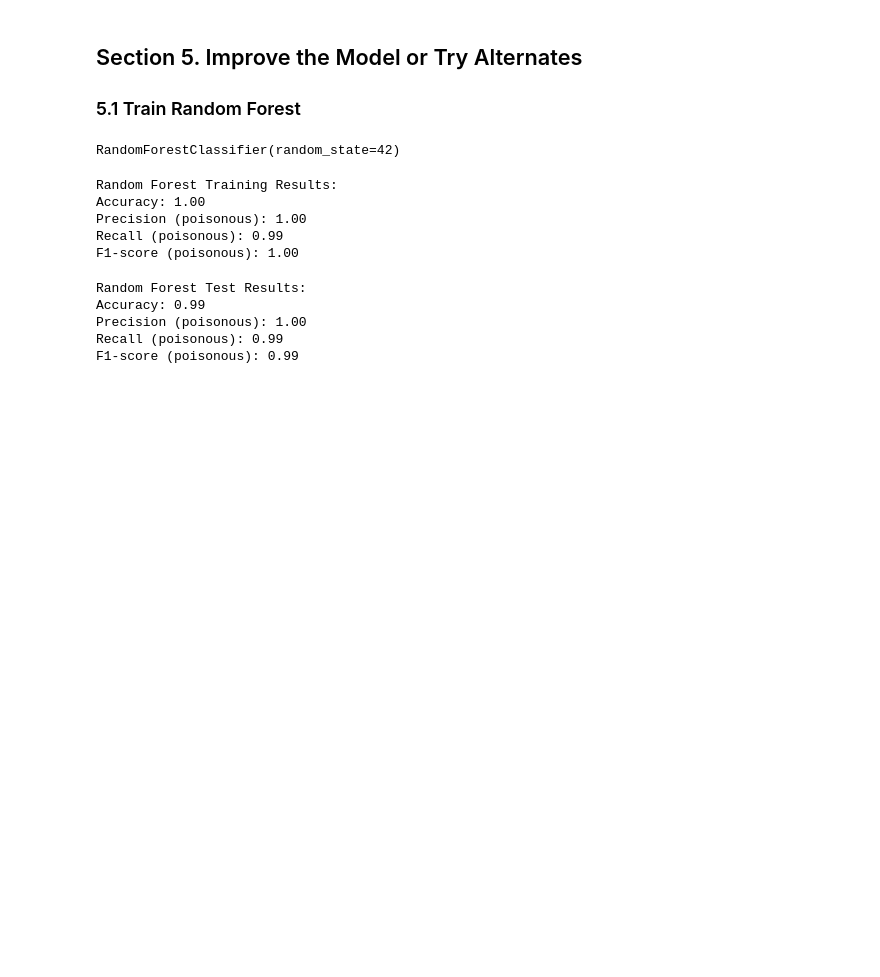
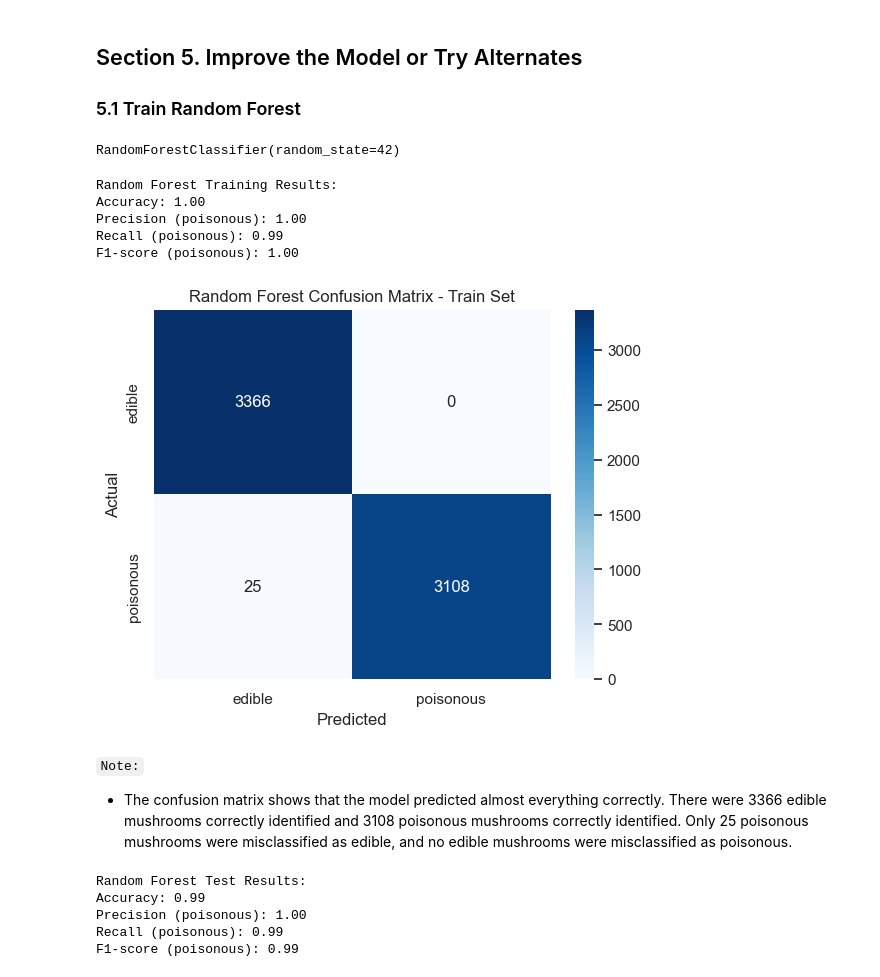
Before and after one commit to abeaderstadt/ml_classification_beaderstadt, a Jupyter notebook: classification_beaderstadt.ipynb, the cells around one changed output. Drawn from its saved outputs; the diff is of its cells as text; code cells hidden in the pictures; blank space fills up the shorter version.

```diff
--- a/classification_beaderstadt.ipynb
+++ b/classification_beaderstadt.ipynb
@@ -464,25 +464,38 @@ rf_model.fit(X_train, y_train)
 # %% [output]
 RandomForestClassifier(random_state=42)
 # %%
-# Evaluate on training set
+# Evaluate on training set & plot confusion matrix
 y_train_pred = rf_model.predict(X_train)
 
 acc_train = accuracy_score(y_train, y_train_pred)
 prec_train = precision_score(y_train, y_train_pred, pos_label='poisonous')
 rec_train = recall_score(y_train, y_train_pred, pos_label='poisonous')
 f1_train = f1_score(y_train, y_train_pred, pos_label='poisonous')
+cm_train = confusion_matrix(y_train, y_train_pred)
 
 print("Random Forest Training Results:")
 print(f"Accuracy: {acc_train:.2f}")
 print(f"Precision (poisonous): {prec_train:.2f}")
 print(f"Recall (poisonous): {rec_train:.2f}")
 print(f"F1-score (poisonous): {f1_train:.2f}")
+
+sns.heatmap(cm_train, annot=True, fmt='d', cmap='Blues',
+            xticklabels=['edible','poisonous'],
+            yticklabels=['edible','poisonous'])
+plt.title('Random Forest Confusion Matrix - Train Set')
+plt.xlabel('Predicted')
+plt.ylabel('Actual')
+plt.show()
 # %% [output]
 Random Forest Training Results:
 Accuracy: 1.00
 Precision (poisonous): 1.00
 Recall (poisonous): 0.99
 F1-score (poisonous): 1.00
+[figure, added]
+# %% [markdown]
+`Note:`
+- The confusion matrix shows that the model predicted almost everything correctly. There were 3366 edible mushrooms correctly identified and 3108 poisonous mushrooms correctly identified. Only 25 poisonous mushrooms were misclassified as edible, and no edible mushrooms were misclassified as poisonous.
 # %%
 # Evaluate on test set & plot confusion matrix
 y_test_pred = rf_model.predict(X_test)
```
Also changed, not shown: parts of 4 cells of this notebook.
